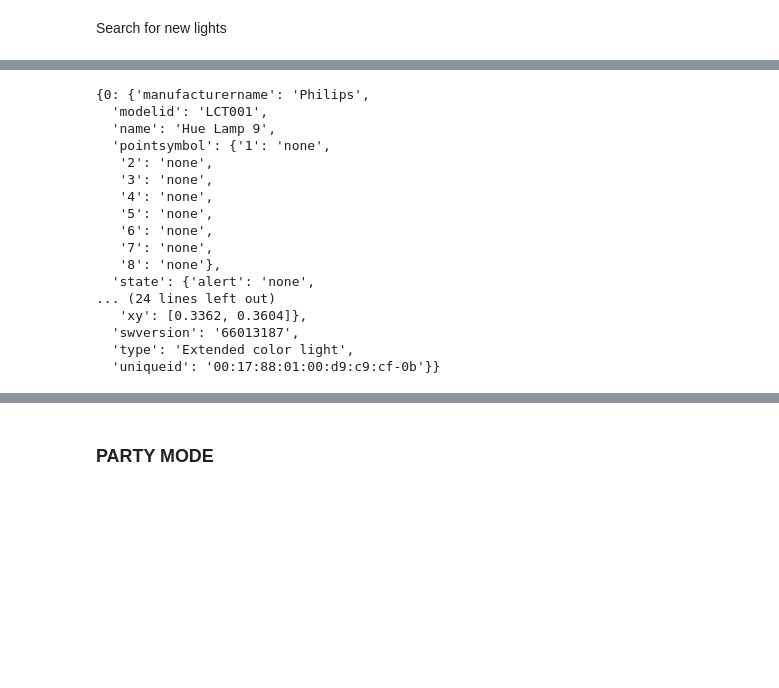
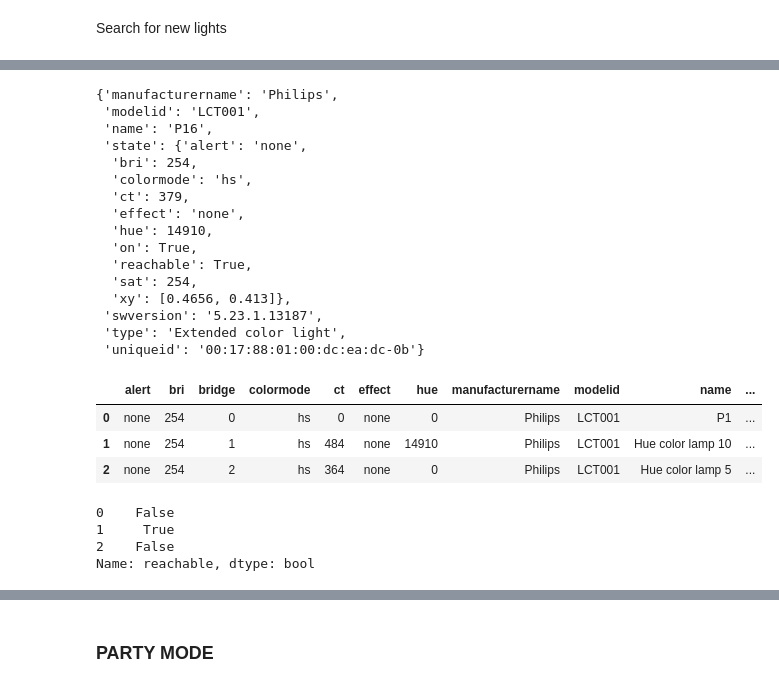
Before and after one commit to rethore/kunst, a Jupyter notebook: notebooks/Setting up lights outside in Faelleshuset.ipynb, the cells around one changed output, grey strips where cells are left out. Cells and saved outputs as stored; diff of their text form; code cells hidden in the pictures; blank space fills up the shorter version.

```diff
--- a/notebooks/Setting up lights outside in Faelleshuset.ipynb
+++ b/notebooks/Setting up lights outside in Faelleshuset.ipynb
@@ -149,20 +396,36 @@ for k, v in lamps.items():
+# %%
+s._get(0, 'lights/23')
+# %% [output]
+{'manufacturername': 'Philips',
+ 'modelid': 'LCT001',
+ 'name': 'P16',
+ 'state': {'alert': 'none',
+  'bri': 254,
+  'colormode': 'hs',
+  'ct': 379,
+  'effect': 'none',
+  'hue': 14910,
+  'on': True,
+  'reachable': True,
+  'sat': 254,
+  'xy': [0.4656, 0.413]},
+ 'swversion': '5.23.1.13187',
+ 'type': 'Extended color light',
+ 'uniqueid': '00:17:88:01:00:dc:ea:dc-0b'}
+# %%
+s.set_state('P2', {'on':True, 'sat':254})
 # %%
-lamps2['P1']
+s.P1
 # %% [output]
-{0: {'manufacturername': 'Philips',
-  'modelid': 'LCT001',
-  'name': 'Hue Lamp 9',
-  'pointsymbol': {'1': 'none',
-   '2': 'none',
-   '3': 'none',
-   '4': 'none',
-   '5': 'none',
-   '6': 'none',
-   '7': 'none',
-   '8': 'none'},
-  'state': {'alert': 'none',
-... (24 lines left out)
-   'xy': [0.3362, 0.3604]},
-  'swversion': '66013187',
-  'type': 'Extended color light',
-  'uniqueid': '00:17:88:01:00:d9:c9:cf-0b'}}
+|  | alert | bri | bridge | colormode | ct | effect | hue | manufacturername | modelid | name | ... |
+| 0 | none | 254 | 0 | hs | 0 | none | 0 | Philips | LCT001 | P1 | ... |
+| 1 | none | 254 | 1 | hs | 484 | none | 14910 | Philips | LCT001 | Hue color lamp 10 | ... |
+| 2 | none | 254 | 2 | hs | 364 | none | 0 | Philips | LCT001 | Hue color lamp 5 | ... |
+# %%
+s.update_state()
+s.P1.reachable
+# %% [output]
+0    False
+1     True
+2    False
+Name: reachable, dtype: bool
```
Also changed, not shown: parts of 43 cells of this notebook, 2 other files.
